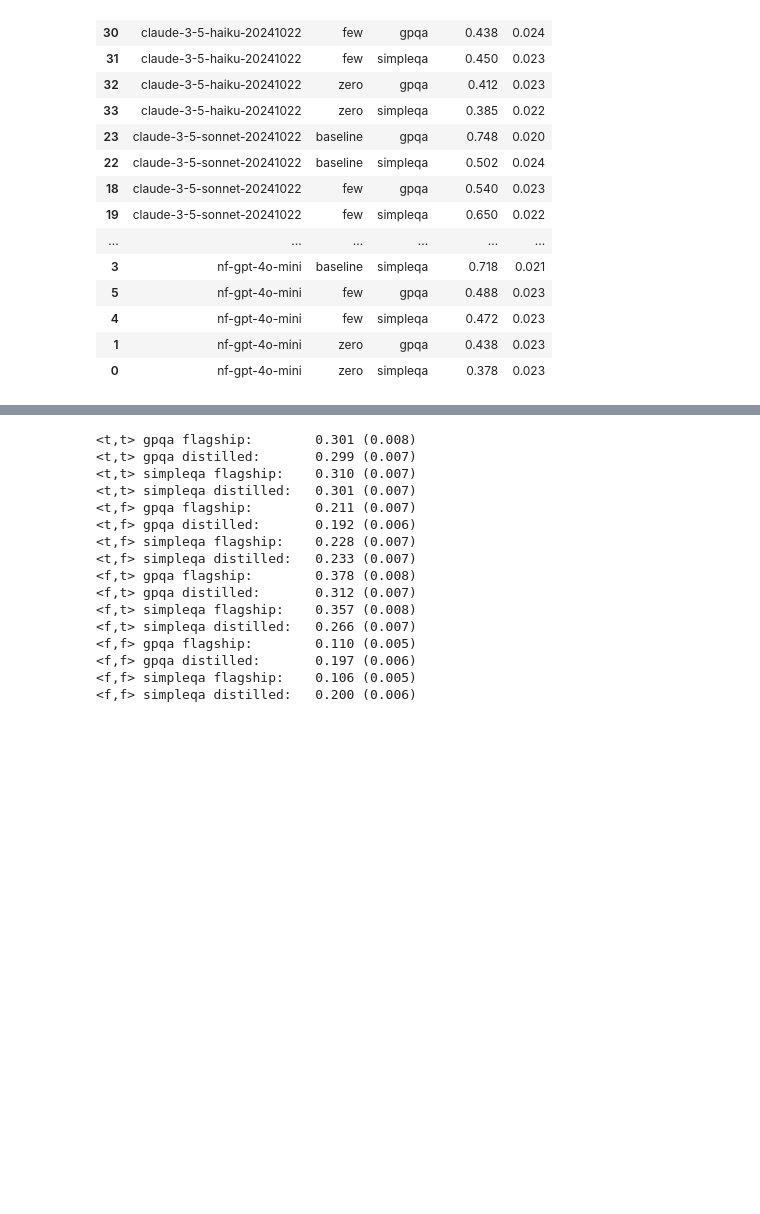
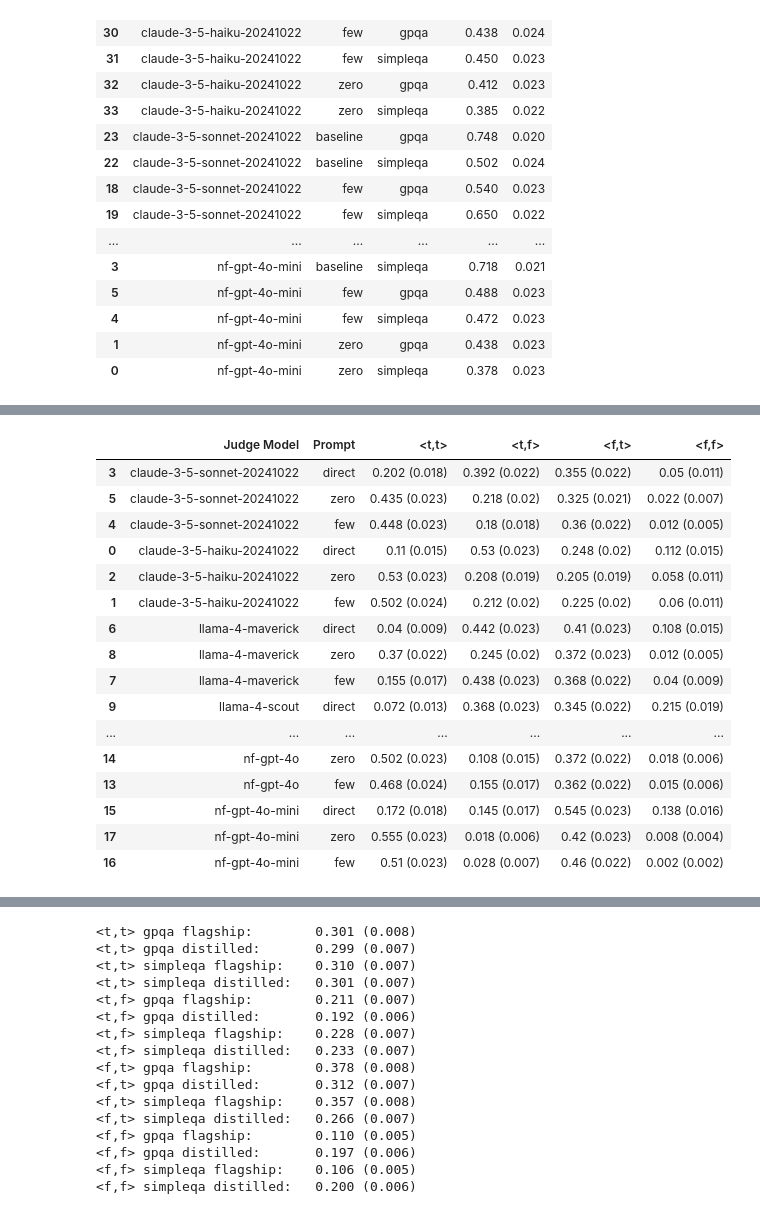
Before and after one commit to bradleypallen/bilateral-factuality-evaluation, a Jupyter notebook: evaluation_v3.ipynb, the cells around one changed output, grey strips where cells are left out. Cells and saved outputs as stored; diff of their text form; code cells hidden in the pictures; blank space fills up the shorter version.

```diff
--- a/evaluation_v3.ipynb
+++ b/evaluation_v3.ipynb
@@ -971,0 +1027,25 @@ final_df_perf = df_perf_merged[["Judge Model", "Prompt", "GPQA_F1_disp", "GPQA_C
+# %%
+table_8_df = transformed_df_tv[["Judge Model", "Prompt", "gpqa Pr(<t,t>)", "gpqa Pr(<t,f>)", "gpqa Pr(<f,t>)", "gpqa Pr(<f,f>)"]].copy()
+table_8_df = table_8_df.sort_values('Prompt', key=lambda x: x.map({v: i for i, v in enumerate(custom_order_prompts)}))
+table_8_df = table_8_df.sort_values('Judge Model', key=lambda x: x.map({v: i for i, v in enumerate(custom_order_models)}), kind='stable')
+table_8_df['Prompt'] = np.select([ table_8_df['Prompt'] == 'baseline', table_8_df['Prompt'] == 'zero', table_8_df['Prompt'] == 'few' ], prompt_choices, default='Unknown')
+table_8_df = table_8_df.rename(columns={"gpqa Pr(<t,t>)": "<t,t>", "gpqa Pr(<t,f>)": "<t,f>", "gpqa Pr(<f,t>)": "<f,t>", "gpqa Pr(<f,f>)": "<f,f>"})
+table_8_df
+# %% [output]
+|  | Judge Model | Prompt | <t,t> | <t,f> | <f,t> | <f,f> |
+| 3 | claude-3-5-sonnet-20241022 | direct | 0.202 (0.018) | 0.392 (0.022) | 0.355 (0.022) | 0.05 (0.011) |
+| 5 | claude-3-5-sonnet-20241022 | zero | 0.435 (0.023) | 0.218 (0.02) | 0.325 (0.021) | 0.022 (0.007) |
+| 4 | claude-3-5-sonnet-20241022 | few | 0.448 (0.023) | 0.18 (0.018) | 0.36 (0.022) | 0.012 (0.005) |
+| 0 | claude-3-5-haiku-20241022 | direct | 0.11 (0.015) | 0.53 (0.023) | 0.248 (0.02) | 0.112 (0.015) |
+| 2 | claude-3-5-haiku-20241022 | zero | 0.53 (0.023) | 0.208 (0.019) | 0.205 (0.019) | 0.058 (0.011) |
+| 1 | claude-3-5-haiku-20241022 | few | 0.502 (0.024) | 0.212 (0.02) | 0.225 (0.02) | 0.06 (0.011) |
+| 6 | llama-4-maverick | direct | 0.04 (0.009) | 0.442 (0.023) | 0.41 (0.023) | 0.108 (0.015) |
+| 8 | llama-4-maverick | zero | 0.37 (0.022) | 0.245 (0.02) | 0.372 (0.023) | 0.012 (0.005) |
+| 7 | llama-4-maverick | few | 0.155 (0.017) | 0.438 (0.023) | 0.368 (0.022) | 0.04 (0.009) |
+| 9 | llama-4-scout | direct | 0.072 (0.013) | 0.368 (0.023) | 0.345 (0.022) | 0.215 (0.019) |
+| ... | ... | ... | ... | ... | ... | ... |
+| 14 | nf-gpt-4o | zero | 0.502 (0.023) | 0.108 (0.015) | 0.372 (0.022) | 0.018 (0.006) |
+| 13 | nf-gpt-4o | few | 0.468 (0.024) | 0.155 (0.017) | 0.362 (0.022) | 0.015 (0.006) |
+| 15 | nf-gpt-4o-mini | direct | 0.172 (0.018) | 0.145 (0.017) | 0.545 (0.023) | 0.138 (0.016) |
+| 17 | nf-gpt-4o-mini | zero | 0.555 (0.023) | 0.018 (0.006) | 0.42 (0.023) | 0.008 (0.004) |
+| 16 | nf-gpt-4o-mini | few | 0.51 (0.023) | 0.028 (0.007) | 0.46 (0.022) | 0.002 (0.002) |
```
Also changed, not shown: parts of 27 cells of this notebook, 55 other files.
